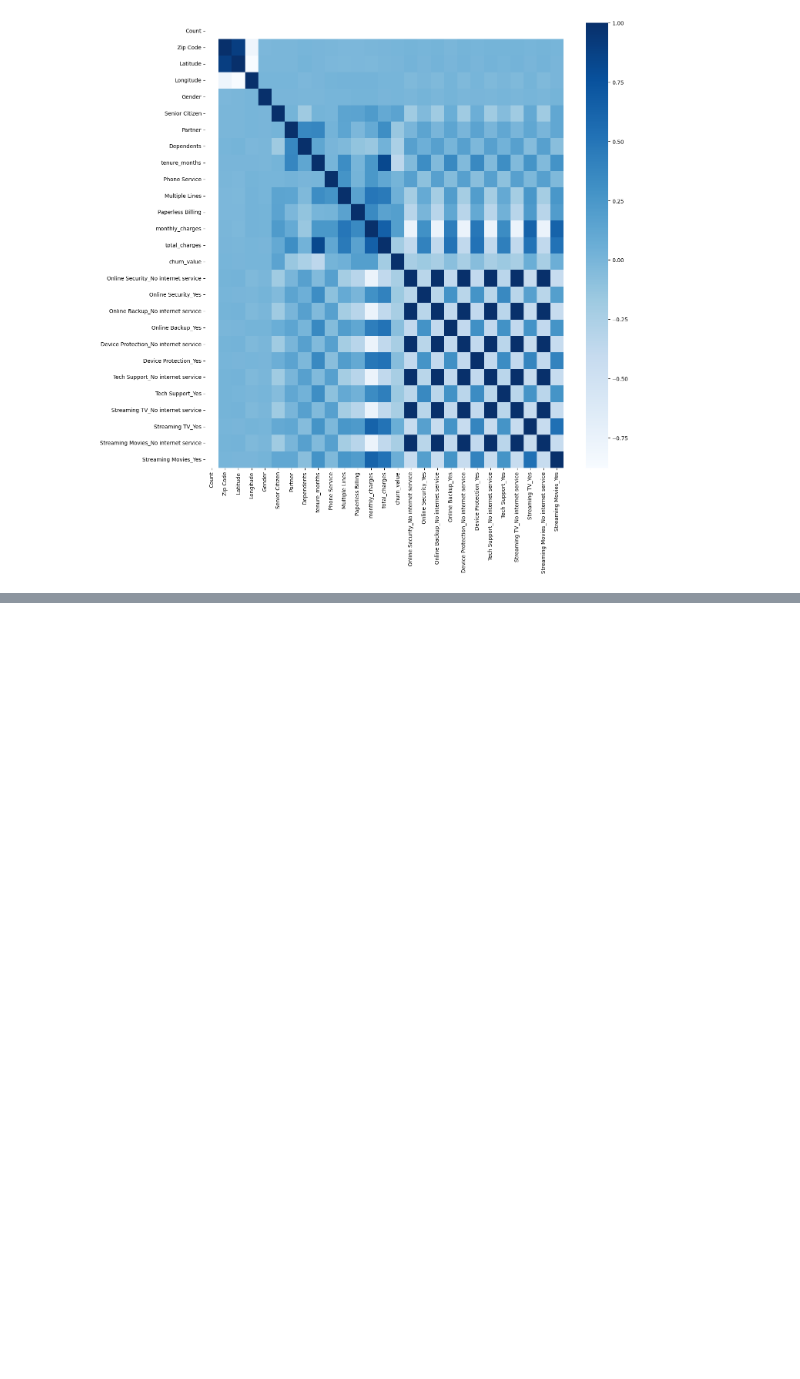
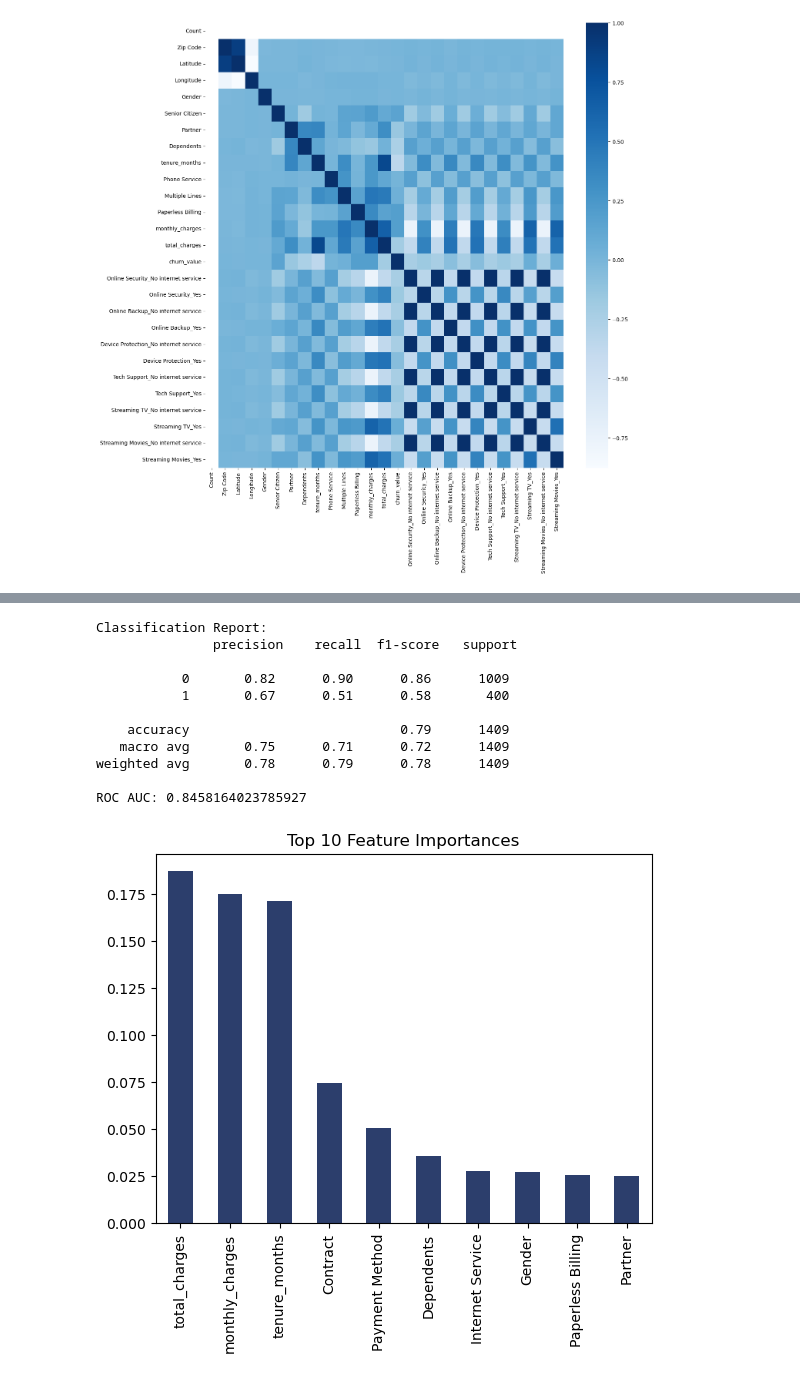
Before and after one commit to kirilvino/Swan-Project-Team-7, a Jupyter notebook: SwanMaster.ipynb, the cells around one changed output, grey strips where cells are left out. Cells and saved outputs as stored; diff of their text form; code cells hidden in the pictures; blank space fills up the shorter version.

```diff
--- a/SwanMaster.ipynb
+++ b/SwanMaster.ipynb
@@ -215,0 +249,53 @@ plt.show()
+# %%
+# Features and target
+drop_cols = [
+    'Country',
+    'State',
+    'City',
+    'Zip Code',
+    'Lat Long',
+    'Latitude',
+    'Longitude',
+    'customer_id',
+    'churn_flag',
+    'churn_value',
+    'churn_reason',
+    'Tenure Group'
+    ]
+
+X = df.drop(columns=drop_cols, errors='ignore')
+
+y = df['churn_flag']
+
+# Train/test split
+X_train, X_test, y_train, y_test = train_test_split(X, y, test_size=0.2, random_state=42)
+# Random Forest
+rf = RandomForestClassifier(n_estimators=200, random_state=42)
+rf.fit(X_train, y_train)
+
+# Predictions
+y_pred = rf.predict(X_test)
+y_prob = rf.predict_proba(X_test)[:, 1]
+
+# Evaluation
+print("\nClassification Report:\n", classification_report(y_test, y_pred))
+print("ROC AUC:", roc_auc_score(y_test, y_prob))
+
+# Feature importance
+importances = pd.Series(rf.feature_importances_, index=X.columns).sort_values(ascending=False)
+importances[:10].plot(kind='bar', color='#2c3e6c')
+plt.title("Top 10 Feature Importances")
+plt.show()
+# %% [output]
+Classification Report:
+               precision    recall  f1-score   support
+
+           0       0.82      0.90      0.86      1009
+           1       0.67      0.51      0.58       400
+
+    accuracy                           0.79      1409
+   macro avg       0.75      0.71      0.72      1409
+weighted avg       0.78      0.79      0.78      1409
+
+ROC AUC: 0.8458164023785927
+[figure, added]
```
Also changed, not shown: parts of 3 cells of this notebook.
